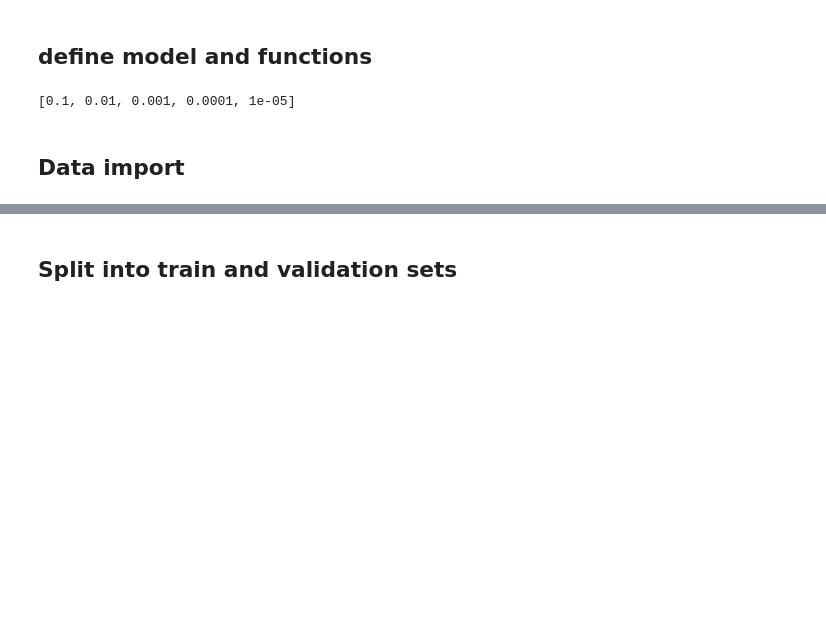
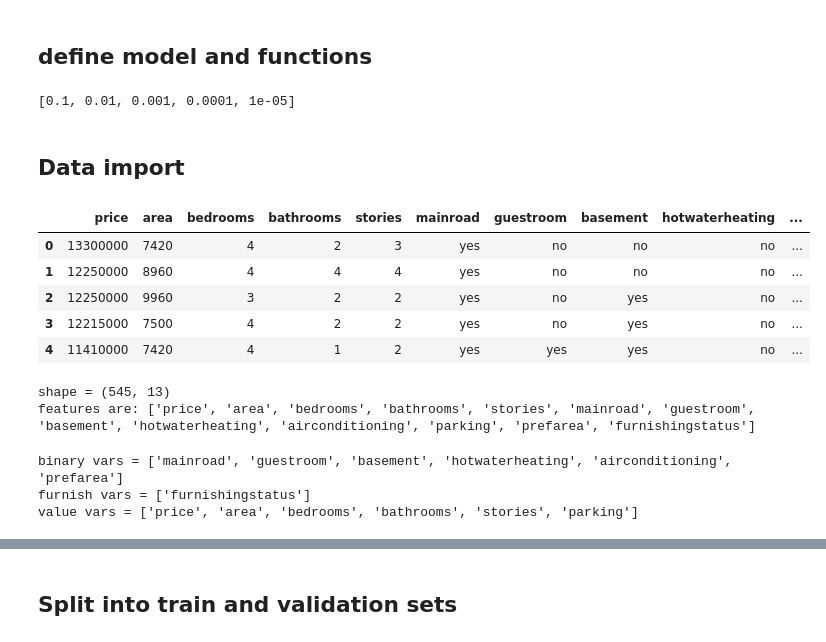
Before and after one commit to A-Hudson-0117/MachineLearning-Intro, a Jupyter notebook: Tensors and NN (hw 5)/Q2_quadratic_housing.ipynb, the cells around one changed output, grey strips where cells are left out. Saved outputs shown, nothing was run; the diff lists cells and outputs as text; code cells hidden in the pictures; blank space fills up the shorter version.

```diff
--- a/Tensors and NN (hw 5)/Q2_quadratic_housing.ipynb
+++ b/Tensors and NN (hw 5)/Q2_quadratic_housing.ipynb
@@ -32,0 +31,44 @@ t_un = 0.1 * t_u
+# %%
+housing_df = pd.DataFrame(pd.read_csv('Housing.csv'))
+housing_df.head()
+# %% [output]
+|  | price | area | bedrooms | bathrooms | stories | mainroad | guestroom | basement | hotwaterheating | ... |
+| 0 | 13300000 | 7420 | 4 | 2 | 3 | yes | no | no | no | ... |
+| 1 | 12250000 | 8960 | 4 | 4 | 4 | yes | no | no | no | ... |
+| 2 | 12250000 | 9960 | 3 | 2 | 2 | yes | no | yes | no | ... |
+| 3 | 12215000 | 7500 | 4 | 2 | 2 | yes | no | yes | no | ... |
+| 4 | 11410000 | 7420 | 4 | 1 | 2 | yes | yes | yes | no | ... |
+# %%
+print(f"shape = {np.shape(housing_df)}")
+
+# creates a list of all variables from the column names
+feature_list = list( housing_df.columns )
+
+print(f"features are: {feature_list}")
+# %% [output]
+shape = (545, 13)
+features are: ['price', 'area', 'bedrooms', 'bathrooms', 'stories', 'mainroad', 'guestroom', 'basement', 'hotwaterheating', 'airconditioning', 'parking', 'prefarea', 'furnishingstatus']
+# %%
+# Maps to turn categorys into numbers
+def boolean_map(x):
+    return x.map({'yes': 1 , 'no': 0})
+def furnish_map(x):
+    return x.map({'furnished': 1 , 'semi-furnished': 0.5 , 'unfurnished': 0})
+
+# Extracts the yes and no column names
+binary_vars = [*feature_list[5:10], feature_list[11]]
+print(f"binary vars = {binary_vars}")
+
+# Extracts the furnishing column names
+furnish_vars = [feature_list[12]]
+print(f"furnish vars = {furnish_vars}")
+
+# Extracts the column names that are actual values
+valued_vars = feature_list.copy()
+[valued_vars.remove( item ) for item in binary_vars]
+[valued_vars.remove( item ) for item in furnish_vars]
+print(f"value vars = {valued_vars}")
+# %% [output]
+binary vars = ['mainroad', 'guestroom', 'basement', 'hotwaterheating', 'airconditioning', 'prefarea']
+furnish vars = ['furnishingstatus']
+value vars = ['price', 'area', 'bedrooms', 'bathrooms', 'stories', 'parking']
```
Also changed, not shown: parts of 15 cells of this notebook, 2 other files.
